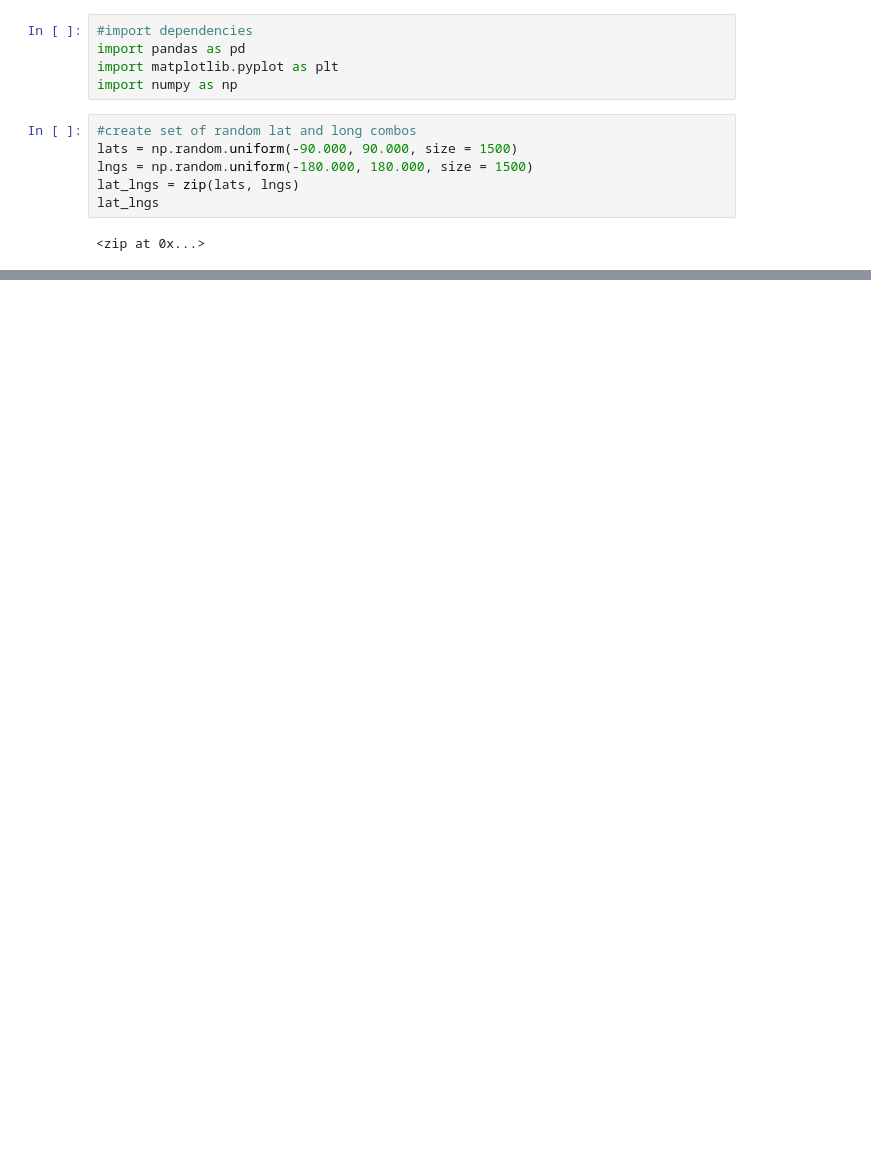
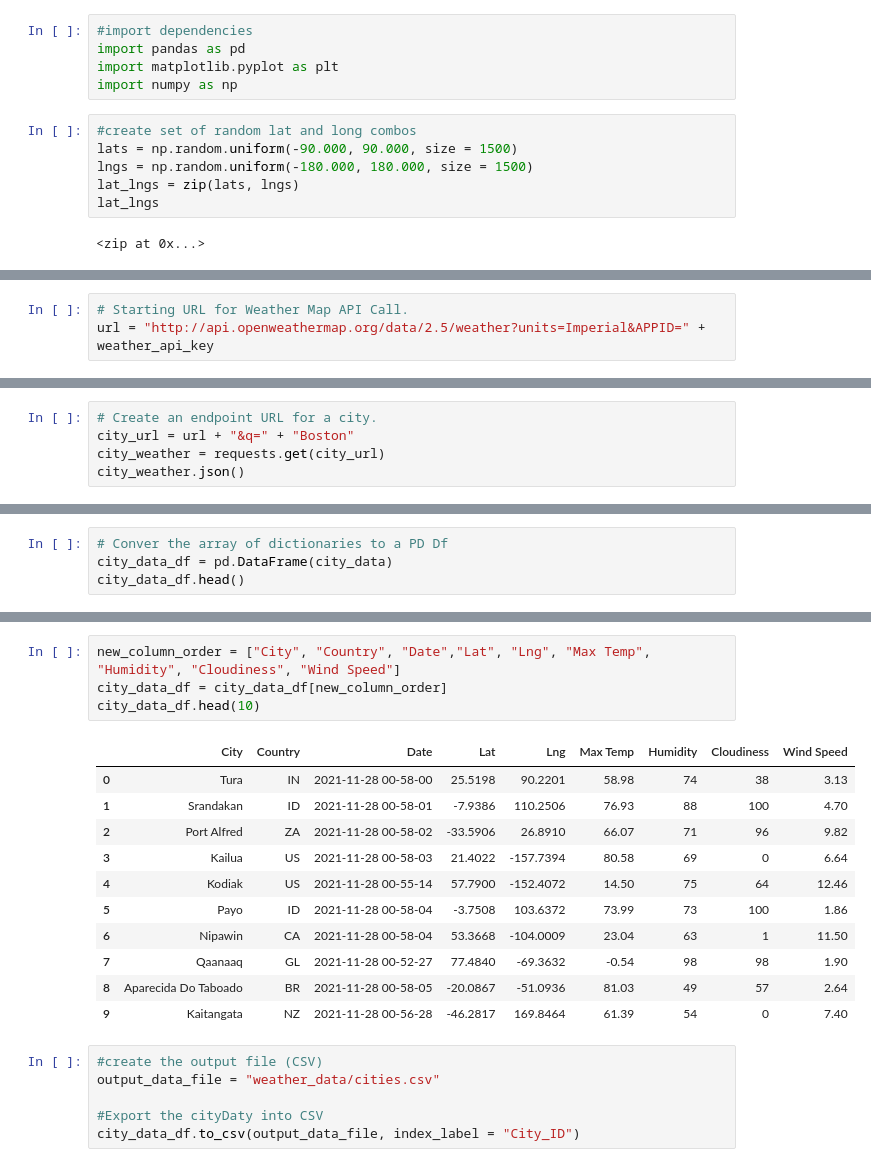
Before and after one commit to manBow1119/World_Weather_Analysis, a Jupyter notebook: WeatherPy.ipynb, the cells around one changed output, grey strips where cells are left out. Saved outputs shown, nothing was run; the diff lists cells and outputs as text; blank space fills up the shorter version.

Commit message:
Updated gitignore and WeatherPy

```diff
--- a/WeatherPy.ipynb
+++ b/WeatherPy.ipynb
@@ -68,0 +56,3 @@ cap malheureux mu
+# %%
+# Starting URL for Weather Map API Call.
+url = "http://api.openweathermap.org/data/2.5/weather?units=Imperial&APPID=" + weather_api_key
@@ -68,0 +117,5 @@ cap malheureux mu
+# %%
+# Create an endpoint URL for a city.
+city_url = url + "&q=" + "Boston"
+city_weather = requests.get(city_url)
+city_weather.json()
@@ -68,0 +254,4 @@ cap malheureux mu
+# %%
+# Conver the array of dictionaries to a PD Df
+city_data_df = pd.DataFrame(city_data)
+city_data_df.head()
@@ -68,0 +265,22 @@ cap malheureux mu
+# %%
+new_column_order = ["City", "Country", "Date","Lat", "Lng", "Max Temp", "Humidity", "Cloudiness", "Wind Speed"]
+city_data_df = city_data_df[new_column_order]
+city_data_df.head(10)
+# %% [output]
+|  | City | Country | Date | Lat | Lng | Max Temp | Humidity | Cloudiness | Wind Speed |
+| 0 | Tura | IN | 2021-11-28 00-58-00 | 25.5198 | 90.2201 | 58.98 | 74 | 38 | 3.13 |
+| 1 | Srandakan | ID | 2021-11-28 00-58-01 | -7.9386 | 110.2506 | 76.93 | 88 | 100 | 4.70 |
+| 2 | Port Alfred | ZA | 2021-11-28 00-58-02 | -33.5906 | 26.8910 | 66.07 | 71 | 96 | 9.82 |
+| 3 | Kailua | US | 2021-11-28 00-58-03 | 21.4022 | -157.7394 | 80.58 | 69 | 0 | 6.64 |
+| 4 | Kodiak | US | 2021-11-28 00-55-14 | 57.7900 | -152.4072 | 14.50 | 75 | 64 | 12.46 |
+| 5 | Payo | ID | 2021-11-28 00-58-04 | -3.7508 | 103.6372 | 73.99 | 73 | 100 | 1.86 |
+| 6 | Nipawin | CA | 2021-11-28 00-58-04 | 53.3668 | -104.0009 | 23.04 | 63 | 1 | 11.50 |
+| 7 | Qaanaaq | GL | 2021-11-28 00-52-27 | 77.4840 | -69.3632 | -0.54 | 98 | 98 | 1.90 |
+| 8 | Aparecida Do Taboado | BR | 2021-11-28 00-58-05 | -20.0867 | -51.0936 | 81.03 | 49 | 57 | 2.64 |
+| 9 | Kaitangata | NZ | 2021-11-28 00-56-28 | -46.2817 | 169.8464 | 61.39 | 54 | 0 | 7.40 |
+# %%
+#create the output file (CSV)
+output_data_file = "weather_data/cities.csv"
+
+#Export the cityDaty into CSV
+city_data_df.to_csv(output_data_file, index_label = "City_ID")
```
Also changed, not shown: parts of 17 cells of this notebook, 1 other file.
